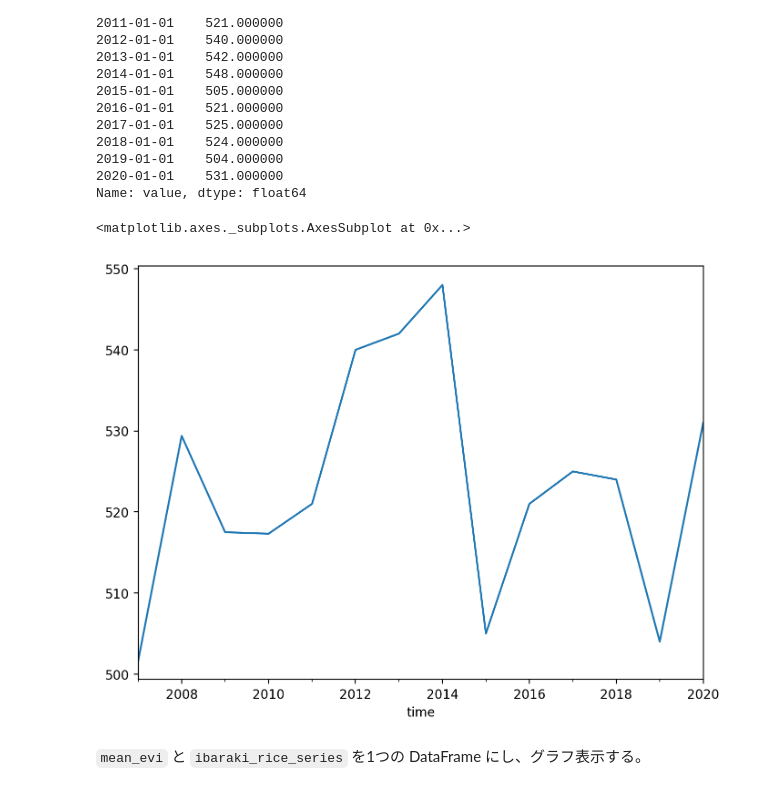
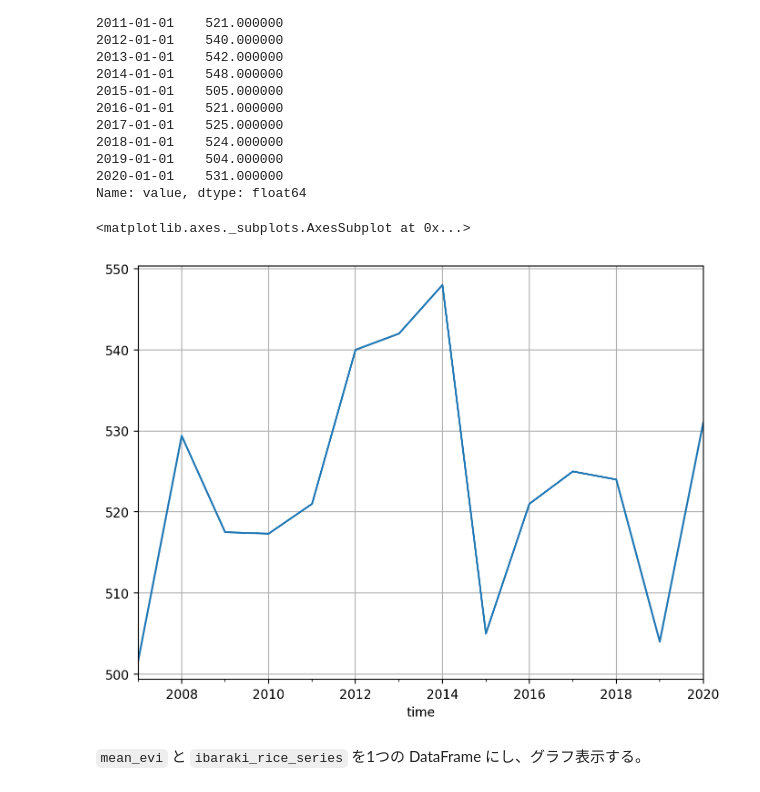
Before and after one commit to sankichi92/satelliteBook, a Jupyter notebook: notebooks/4-4-agri.ipynb, the cells around one changed output. Cells and saved outputs as stored; diff of their text form; code cells hidden in the pictures.

```diff
--- a/notebooks/4-4-agri.ipynb
+++ b/notebooks/4-4-agri.ipynb
@@ -329,10 +338,10 @@ time
 2020-01-01    531.000000
 Name: value, dtype: float64
 # %%
-ibaraki_rice_series.plot()
+ibaraki_rice_series.plot(grid=True)
 # %% [output]
 <matplotlib.axes._subplots.AxesSubplot at 0x...>
-[figure, old version]
+[figure, new version]
 # %% [markdown]
 `mean_evi` と `ibaraki_rice_series` を1つの DataFrame にし、グラフ表示する。
 # %%
```
Also changed, not shown: parts of 13 cells of this notebook.
